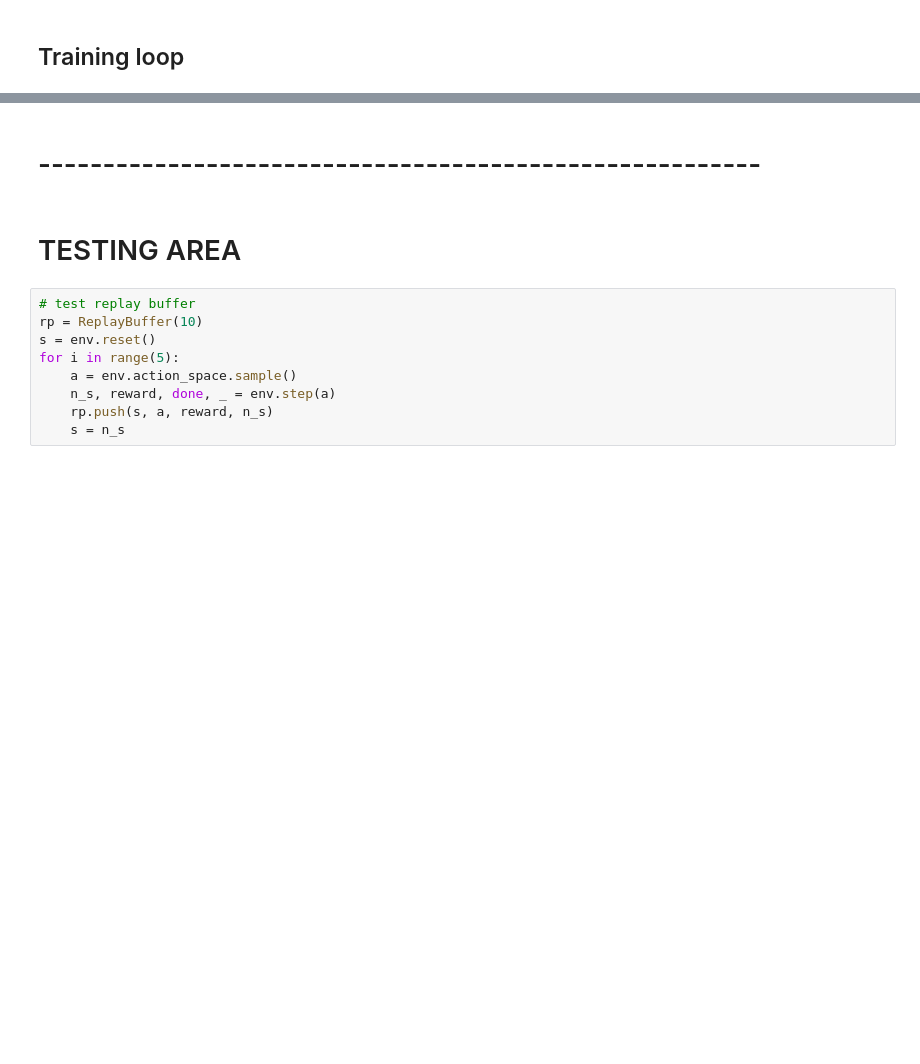
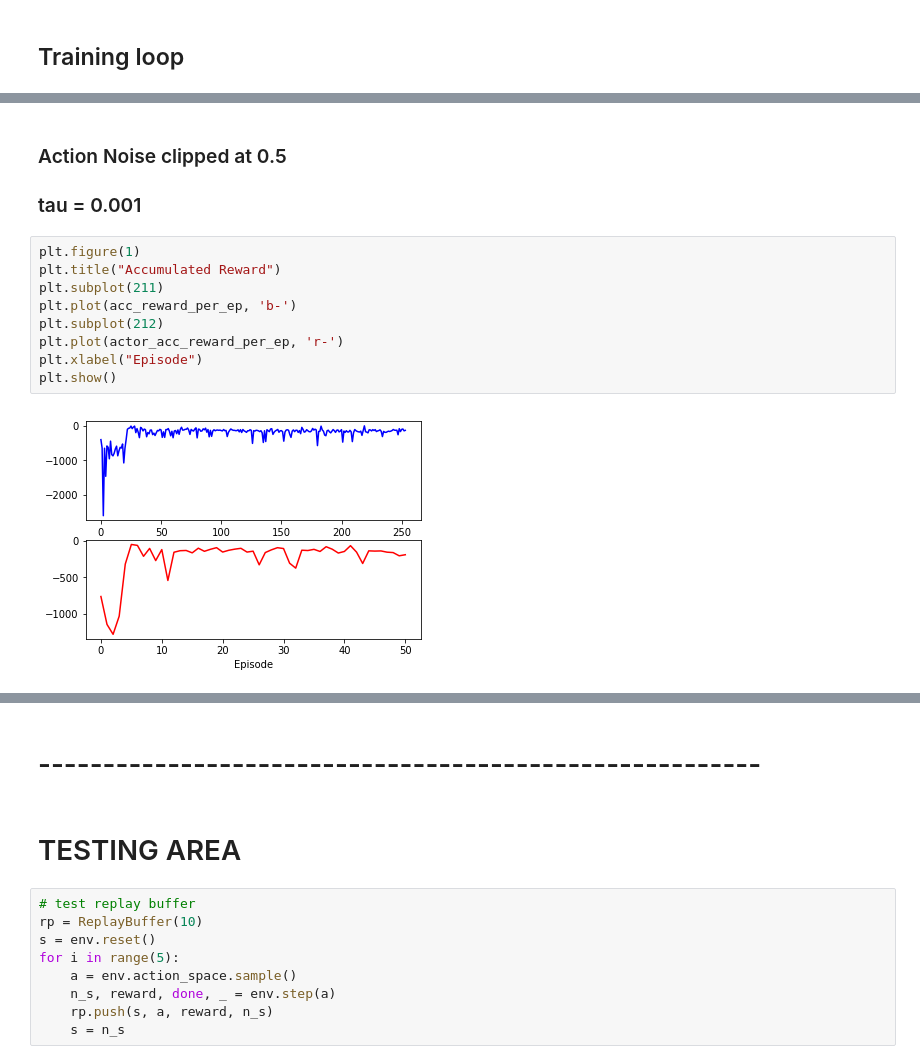
Before and after one commit to quan-dao/RL-wind-up, a Jupyter notebook: TD3_PG.ipynb, the cells around one changed output, grey strips where cells are left out. Saved outputs shown, nothing was run; the diff lists cells and outputs as text; blank space fills up the shorter version.

```diff
--- a/TD3_PG.ipynb
+++ b/TD3_PG.ipynb
@@ -254,0 +331,14 @@ for i in range(max_episode):
+# %% [markdown]
+### Action Noise clipped at 0.5
+### tau = 0.001
+# %%
+plt.figure(1)
+plt.title("Accumulated Reward")
+plt.subplot(211)
+plt.plot(acc_reward_per_ep, 'b-')
+plt.subplot(212)
+plt.plot(actor_acc_reward_per_ep, 'r-')
+plt.xlabel("Episode")
+plt.show()
+# %% [output]
+[figure, added]
```
Also changed, not shown: parts of 14 cells of this notebook.
